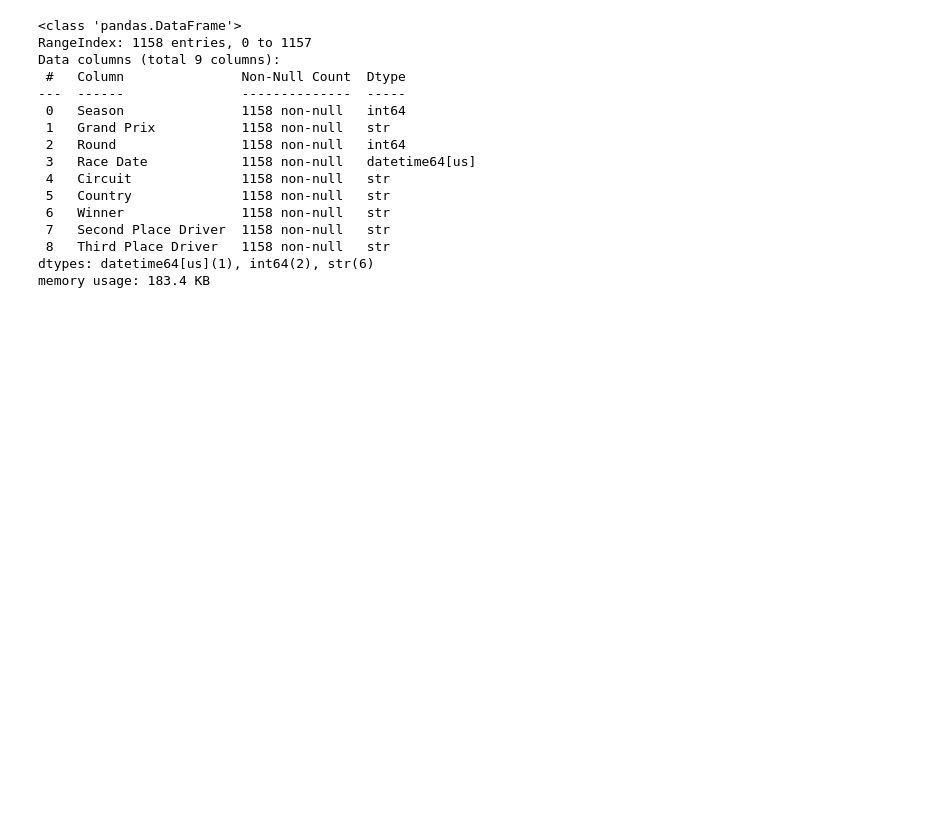
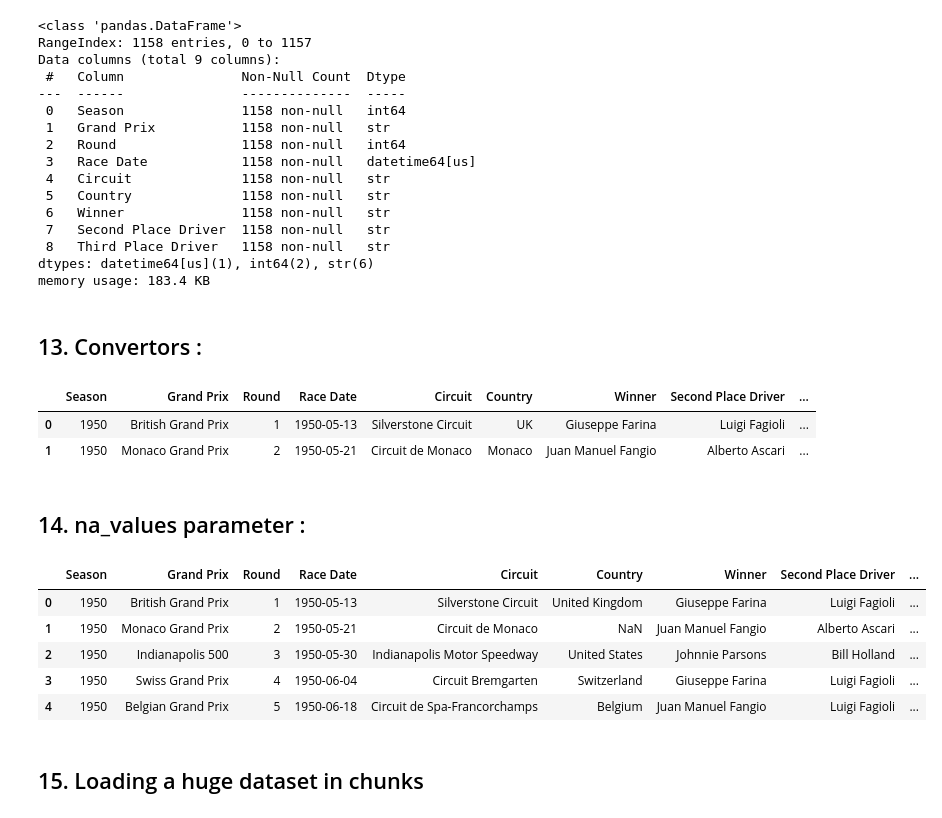
Before and after one commit to aayushmanz/Machine-Learning-with-Python, a Jupyter notebook: Data Gathering & File Handling/Read CSV File For ML.ipynb, the cells around one changed output. Saved outputs shown, nothing was run; the diff lists cells and outputs as text; code cells hidden in the pictures; blank space fills up the shorter version.

Commit message:
Add converters and na_values examples in Read CSV File For ML notebook

```diff
--- a/Data Gathering & File Handling/Read CSV File For ML.ipynb
+++ b/Data Gathering & File Handling/Read CSV File For ML.ipynb
@@ -312,3 +312,5 @@ Data columns (total 9 columns):
  8   Third Place Driver   1158 non-null   str
 dtypes: datetime64[us](1), int64(2), str(6)
 memory usage: 183.4 KB
+# %% [markdown]
+## 13. Convertors :
@@ -314,0 +327,21 @@ memory usage: 183.4 KB
+# %%
+df.head(2)
+# %% [output]
+|  | Season | Grand Prix | Round | Race Date | Circuit | Country | Winner | Second Place Driver | ... |
+| 0 | 1950 | British Grand Prix | 1 | 1950-05-13 | Silverstone Circuit | UK | Giuseppe Farina | Luigi Fagioli | ... |
+| 1 | 1950 | Monaco Grand Prix | 2 | 1950-05-21 | Circuit de Monaco | Monaco | Juan Manuel Fangio | Alberto Ascari | ... |
+# %% [markdown]
+## 14. na_values parameter :
+# %%
+df = pd.read_csv('/workspaces/Machine-Learning-with-Python/Data Gathering & File Handling/f1_podiums_1950_2026.csv', na_values=['Monaco'])
+# %%
+df.head()
+# %% [output]
+|  | Season | Grand Prix | Round | Race Date | Circuit | Country | Winner | Second Place Driver | ... |
+| 0 | 1950 | British Grand Prix | 1 | 1950-05-13 | Silverstone Circuit | United Kingdom | Giuseppe Farina | Luigi Fagioli | ... |
+| 1 | 1950 | Monaco Grand Prix | 2 | 1950-05-21 | Circuit de Monaco | NaN | Juan Manuel Fangio | Alberto Ascari | ... |
+| 2 | 1950 | Indianapolis 500 | 3 | 1950-05-30 | Indianapolis Motor Speedway | United States | Johnnie Parsons | Bill Holland | ... |
+| 3 | 1950 | Swiss Grand Prix | 4 | 1950-06-04 | Circuit Bremgarten | Switzerland | Giuseppe Farina | Luigi Fagioli | ... |
+| 4 | 1950 | Belgian Grand Prix | 5 | 1950-06-18 | Circuit de Spa-Francorchamps | Belgium | Juan Manuel Fangio | Luigi Fagioli | ... |
+# %% [markdown]
+## 15. Loading a huge dataset in chunks
```
Also changed, not shown: parts of 4 cells of this notebook.
